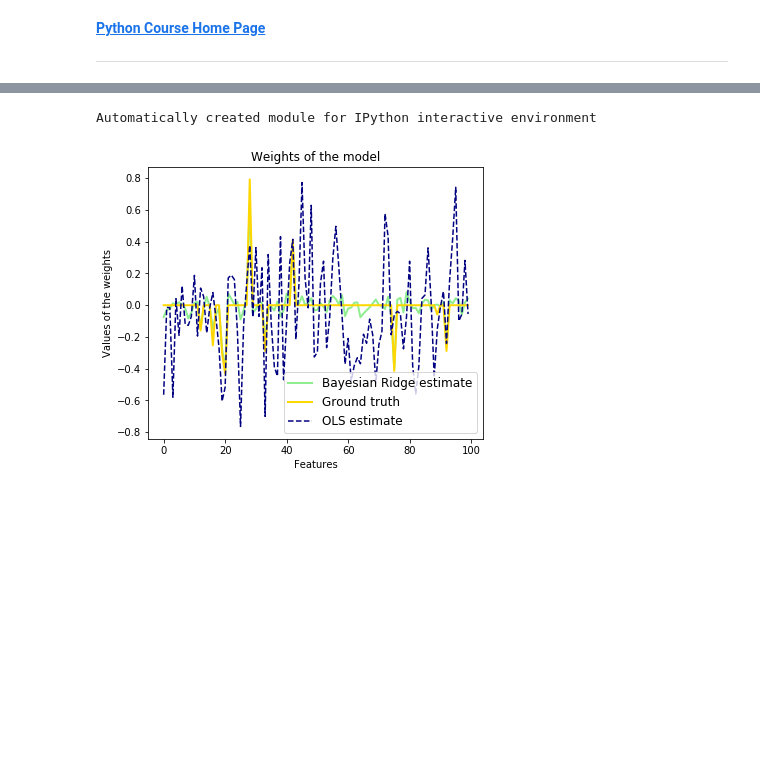
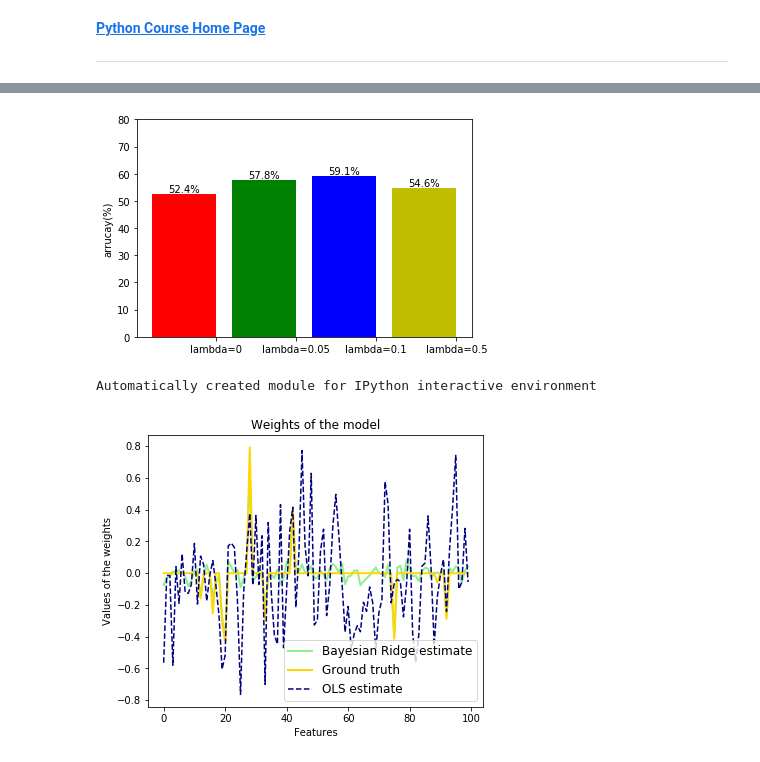
Before and after one commit to tusonggao/jupyter_notebook_dir, a Jupyter notebook: small_test.ipynb, the cells around one changed output, grey strips where cells are left out. Drawn from its saved outputs; the diff is of its cells as text; code cells hidden in the pictures; blank space fills up the shorter version.

```diff
--- a/small_test.ipynb
+++ b/small_test.ipynb
@@ -9,3 +53,22 @@ import pandas as pd
+# %%
+import matplotlib.pyplot as plt
+
+name_list = ['lambda=0', 'lambda=0.05', 'lambda=0.1', 'lambda=0.5']
+num_list = [52.4, 57.8, 59.1, 54.6]
+rects=plt.bar(range(len(num_list)), num_list, color='rgby')
+# X轴标题
+index=[0,1,2,3]
+index=[float(c)+0.4 for c in index]
+plt.ylim(ymax=80, ymin=0)
+plt.xticks(index, name_list)
+plt.ylabel("arrucay(%)") #X轴标签
+for rect in rects:
+    height = rect.get_height()
+    plt.text(rect.get_x() + rect.get_width() / 2, height, str(height)+'%', ha='center', va='bottom')
+
+plt.show()
+# %% [output]
+[figure, added]
 # %%
 def compute_distances_no_loops(X, X_train):
     dists = -2 * np.dot(X, X_train.T) + np.sum(X_train**2,    axis=1) + np.sum(X**2, axis=1)[:, np.newaxis]
```
Also changed, not shown: parts of 5 cells of this notebook, 2 other files.
